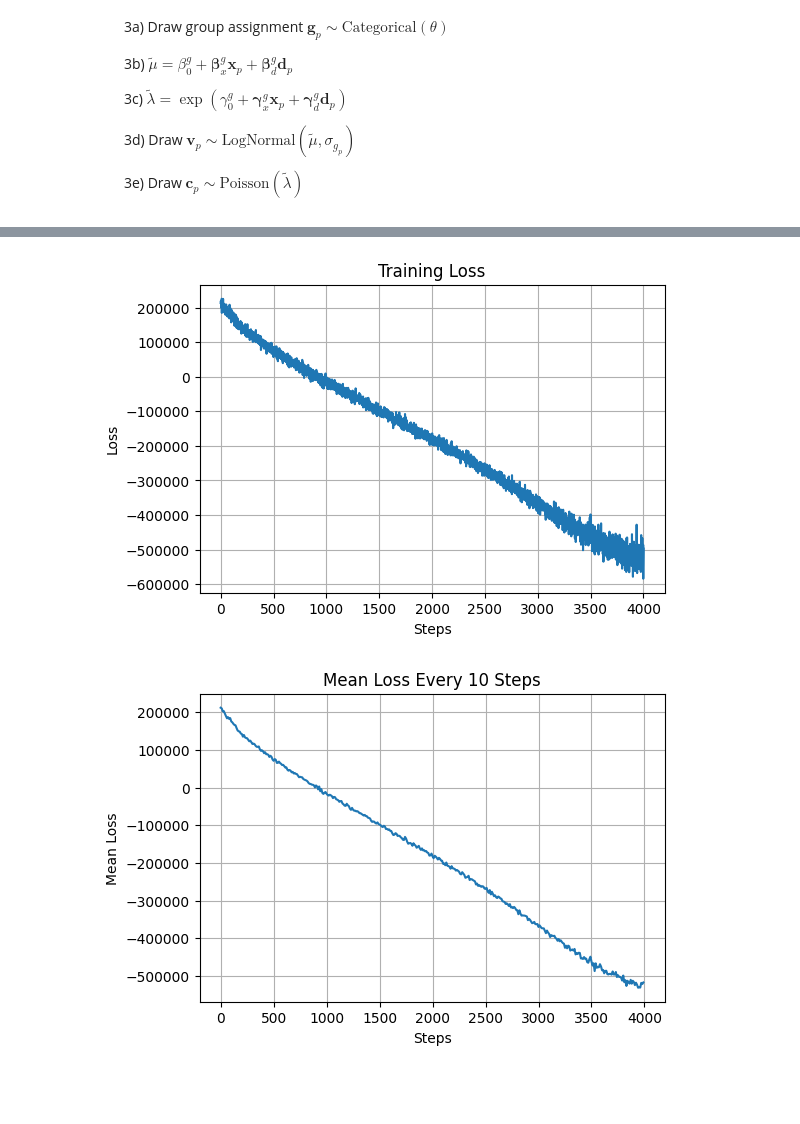
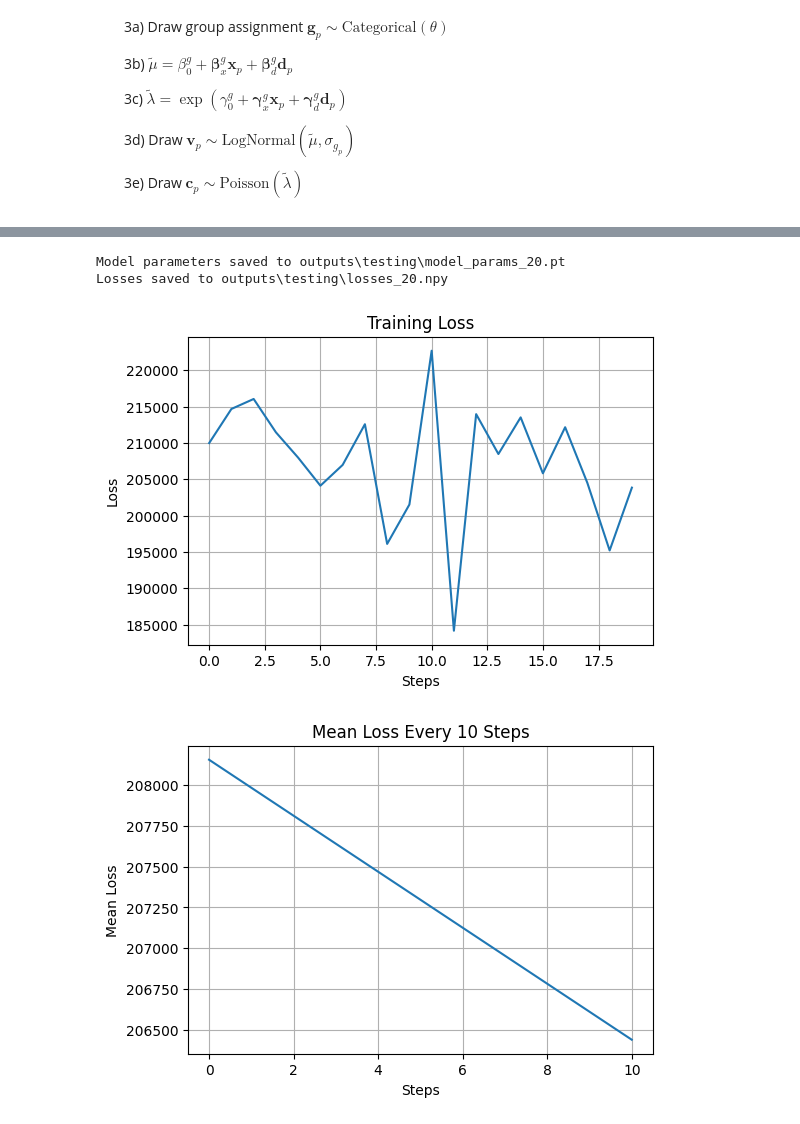
Before and after one commit to KarolineKlan/mbml_project, a Jupyter notebook: train_mixture_model.ipynb, the cells around one changed output, grey strips where cells are left out. Drawn from its saved outputs; the diff is of its cells as text; code cells hidden in the pictures; blank space fills up the shorter version.

```diff
--- a/train_mixture_model.ipynb
+++ b/train_mixture_model.ipynb
@@ -12,11 +12,11 @@ from torch.utils.data import TensorDataset, DataLoader
 
 from pyro_mixture_model import MixtureModel, MixtureModelGuide
 from Preprocess_data import create_summed_df
-from utils import split_patient_level, summarize_columns
+from utils import split_patient_level, summarize_columns, save_model_and_losses
 # set random seed for reproducibility
 np.random.seed(42)
 
-experiment_name = "mean_vi_no_clamp_on_mu_10_11_batch_pca"
+experiment_name = "testing"
 save_dir = os.path.join("outputs", experiment_name)
 
 if not os.path.exists(save_dir):
@@ -304,44 +261,45 @@ Epoch 990 loss = -525194.60
+# %%
+model_path = os.path.join(save_dir, f"model_params_{num_steps}.pt")
+losses_path = os.path.join(save_dir, f"losses_{num_steps}.npy")
+save_model_and_losses(svi, losses, model_path=model_path, losses_path=losses_path)
+# %% [output]
+Model parameters saved to outputs\testing\model_params_20.pt
+Losses saved to outputs\testing\losses_20.npy
 # %%
-num_steps = len(losses)
 # plot loss
 def plot_loss(losses):
     plt.figure(figsize=(6, 4))
     plt.plot(losses)
     plt.xlabel("Steps")
     plt.ylabel("Loss")
     plt.title("Training Loss")
     #plt.yscale("log")
     plt.grid()
     plt.savefig(os.path.join(save_dir, f"loss_plot_{G}groups_{total_samples}samples_{num_steps}steps.pdf"))
     plt.show()
 
 # Call the function to plot loss
 plot_loss(losses)
 
-# Calculate mean losses for every 10 steps
-def calculate_mean_losses(losses, step_size=10):
-    mean_losses = [np.mean(losses[i:i + step_size]) for i in range(0, len(losses), step_size)]
-    return mean_losses
-
 # Plot the mean losses
 def plot_mean_losses(losses, step_size=10):
-    mean_losses = calculate_mean_losses(losses, step_size=step_size)
+    mean_losses = [np.mean(losses[i:i + step_size]) for i in range(0, len(losses), step_size)]
 
     plt.figure(figsize=(6, 4))
     plt.plot(range(0, len(mean_losses) * step_size, step_size), mean_losses)
     plt.xlabel("Steps")
     plt.ylabel("Mean Loss")
     plt.title(f"Mean Loss Every {step_size} Steps")
     #plt.yscale("log")
     plt.grid()
     plt.savefig(os.path.join(save_dir, f"mean_loss_plot_{G}groups_{total_samples}samples_{num_steps}steps.pdf"))
     plt.show()
 
 # Call the function to plot mean losses
 plot_mean_losses(losses, step_size=10)
 # %% [output]
-[figure, old version]
+[figure, new version]
-[figure, old version]
+[figure, new version]
 # %%
 # Plot predictions on test set
 x_emb_test = x_emb_test.to(device).to(torch.float64)
```
Also changed, not shown: parts of 10 cells of this notebook.
